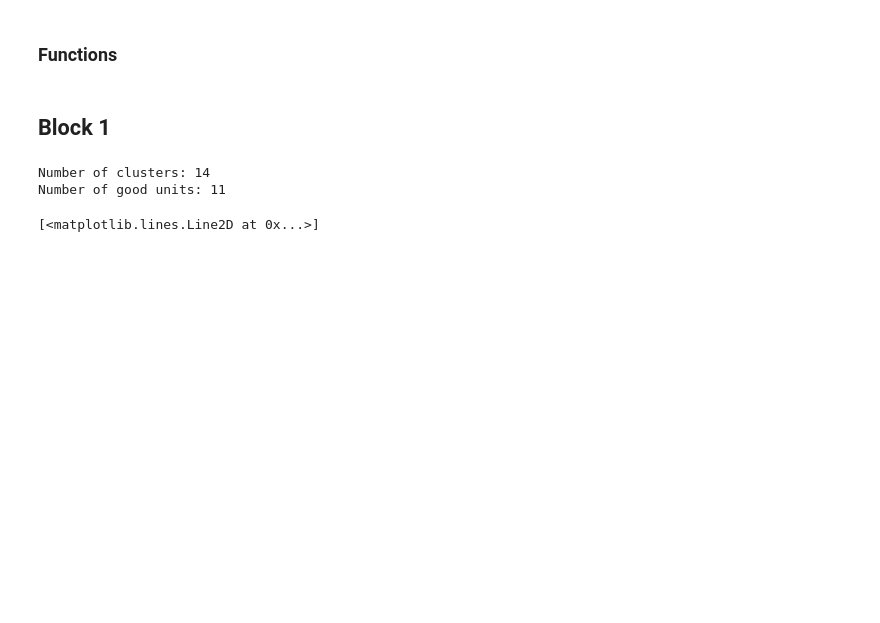
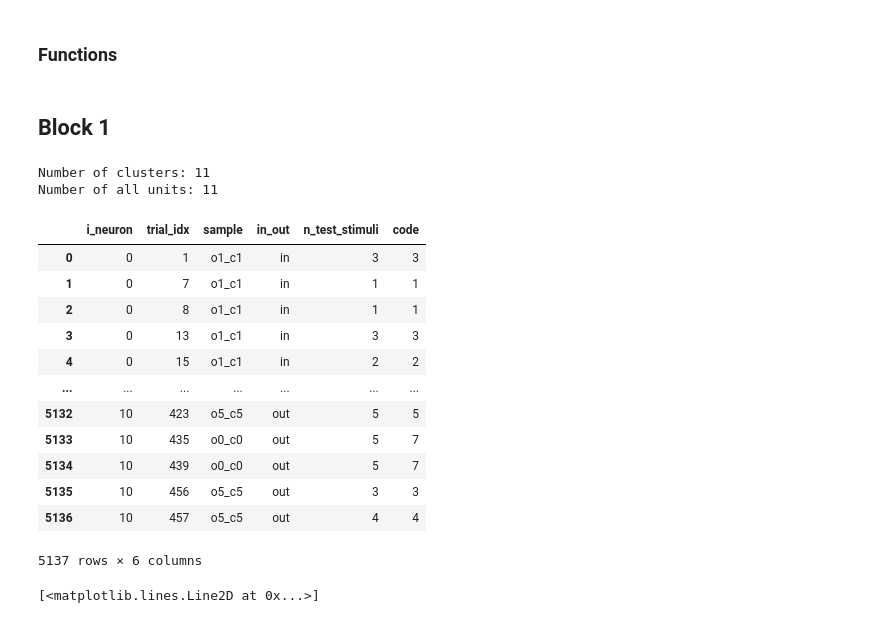
Before and after one commit to Ibos-lab/EphysVibe, a Jupyter notebook: examples/plot_sp_block1.ipynb, the cells around one changed output. Saved outputs shown, nothing was run; the diff lists cells and outputs as text; code cells hidden in the pictures; blank space fills up the shorter version.

```diff
--- a/examples/plot_sp_block1.ipynb
+++ b/examples/plot_sp_block1.ipynb
@@ -32,14 +32,32 @@ task = def_task.create_task_frame(
     samples_cond=task_constants.SAMPLES_COND,
     neuron_cond = neuron_cond,
 )
-
-cgroup = "good"
-neurons = np.where(data.clustersgroup != cgroup)[0]
+cgroup = 'all'
+if cgroup == 'all':
+    neurons = np.where(data.clustersgroup != cgroup)[0]
+else:
+    neurons = np.where(data.clustersgroup == cgroup)[0]
 print("Number of clusters: %d" % len(data.clustersgroup))
 print("Number of %s units: %d" % (cgroup, len(neurons)))
 # %% [output]
-Number of clusters: 14
-Number of good units: 11
+Number of clusters: 11
+Number of all units: 11
+# %%
+task
+# %% [output]
+|  | i_neuron | trial_idx | sample | in_out | n_test_stimuli | code |
+| 0 | 0 | 1 | o1_c1 | in | 3 | 3 |
+| 1 | 0 | 7 | o1_c1 | in | 1 | 1 |
+| 2 | 0 | 8 | o1_c1 | in | 1 | 1 |
+| 3 | 0 | 13 | o1_c1 | in | 3 | 3 |
+| 4 | 0 | 15 | o1_c1 | in | 2 | 2 |
+| ... | ... | ... | ... | ... | ... | ... |
+| 5132 | 10 | 423 | o5_c5 | out | 5 | 5 |
+| 5133 | 10 | 435 | o0_c0 | out | 5 | 7 |
+| 5134 | 10 | 439 | o0_c0 | out | 5 | 7 |
+| 5135 | 10 | 456 | o5_c5 | out | 3 | 3 |
+| 5136 | 10 | 457 | o5_c5 | out | 4 | 4 |
+5137 rows × 6 columns
 # %%
 # define kernel for convolution
 fs_ds = config.FS / config.DOWNSAMPLE
```
Also changed, not shown: parts of 3 cells of this notebook, 4 other files.
